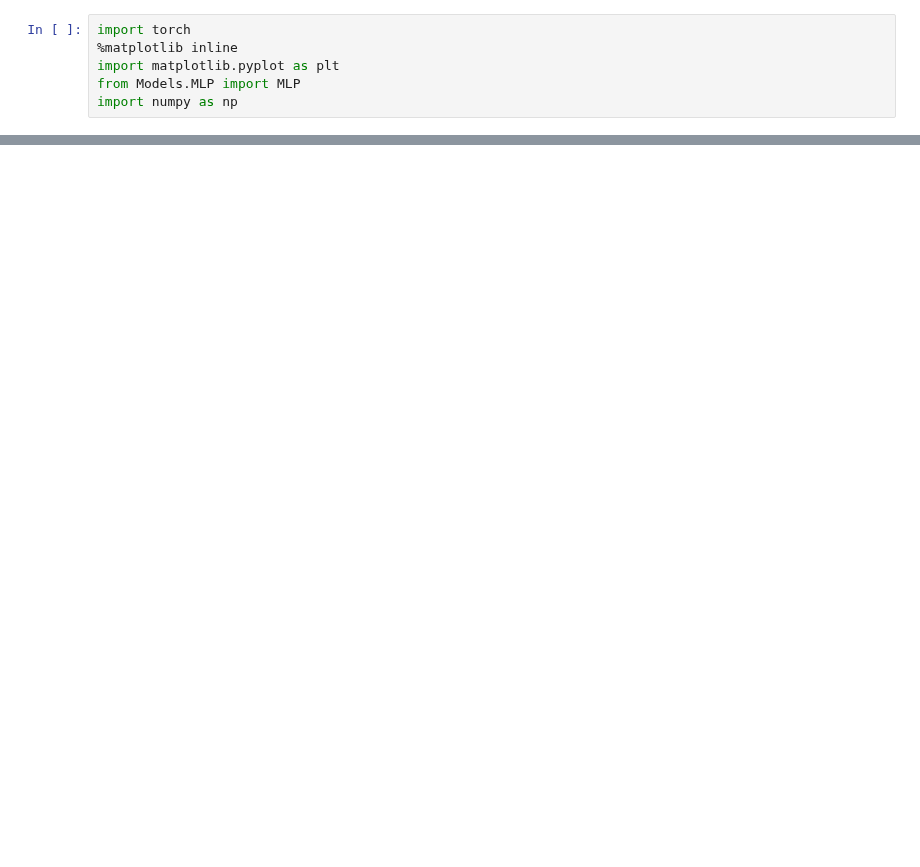
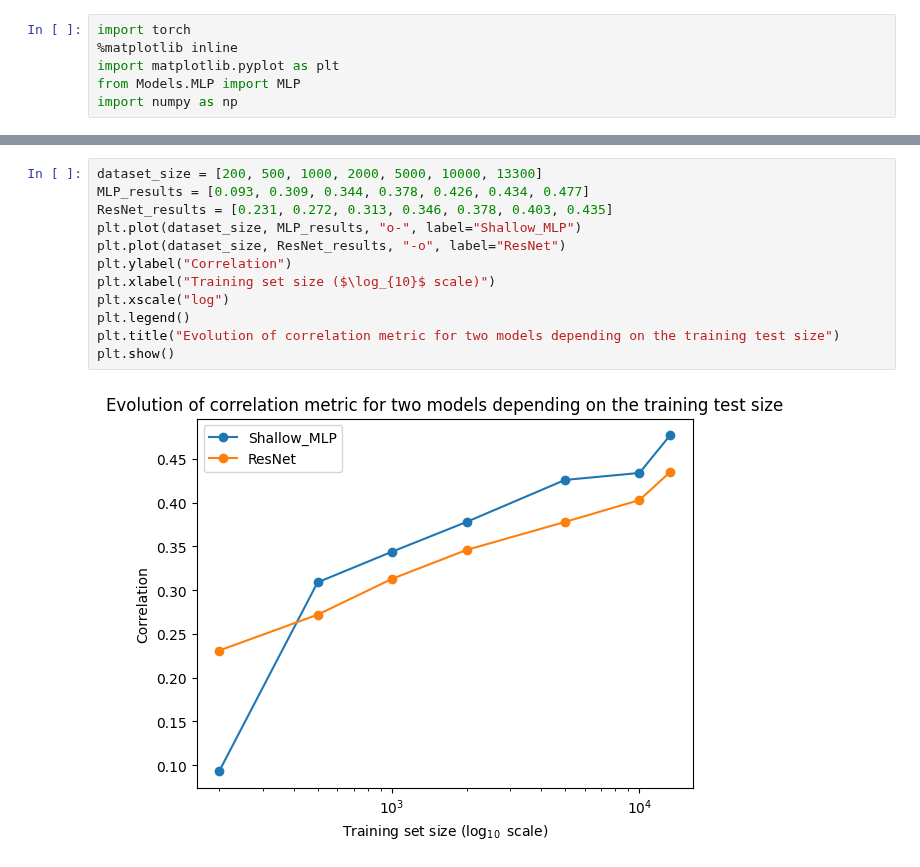
Before and after one commit to Florent-Hervers/master-thesis-code, a Jupyter notebook: plots.ipynb, the cells around one changed output, grey strips where cells are left out. Drawn from its saved outputs; the diff is of its cells as text; blank space fills up the shorter version.

```diff
--- a/plots.ipynb
+++ b/plots.ipynb
@@ -48,0 +39,14 @@ plt.show()
+# %%
+dataset_size = [200, 500, 1000, 2000, 5000, 10000, 13300]
+MLP_results = [0.093, 0.309, 0.344, 0.378, 0.426, 0.434, 0.477]
+ResNet_results = [0.231, 0.272, 0.313, 0.346, 0.378, 0.403, 0.435]
+plt.plot(dataset_size, MLP_results, "o-", label="Shallow_MLP")
+plt.plot(dataset_size, ResNet_results, "-o", label="ResNet")
+plt.ylabel("Correlation")
+plt.xlabel("Training set size ($\log_{10}$ scale)")
+plt.xscale("log")
+plt.legend()
+plt.title("Evolution of correlation metric for two models depending on the training test size")
+plt.show()
+# %% [output]
+[figure, added]
```
Also changed, not shown: parts of 2 cells of this notebook.
